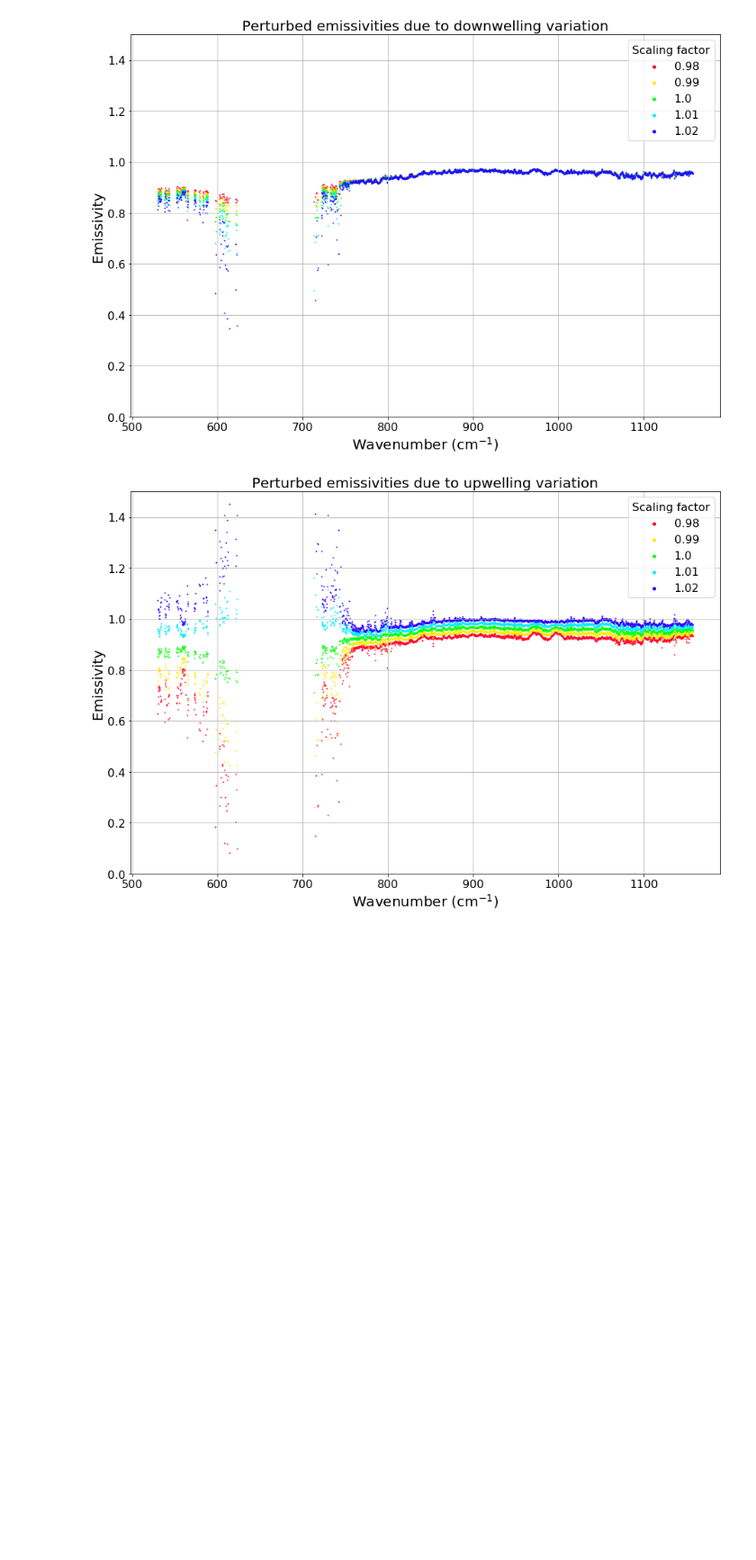
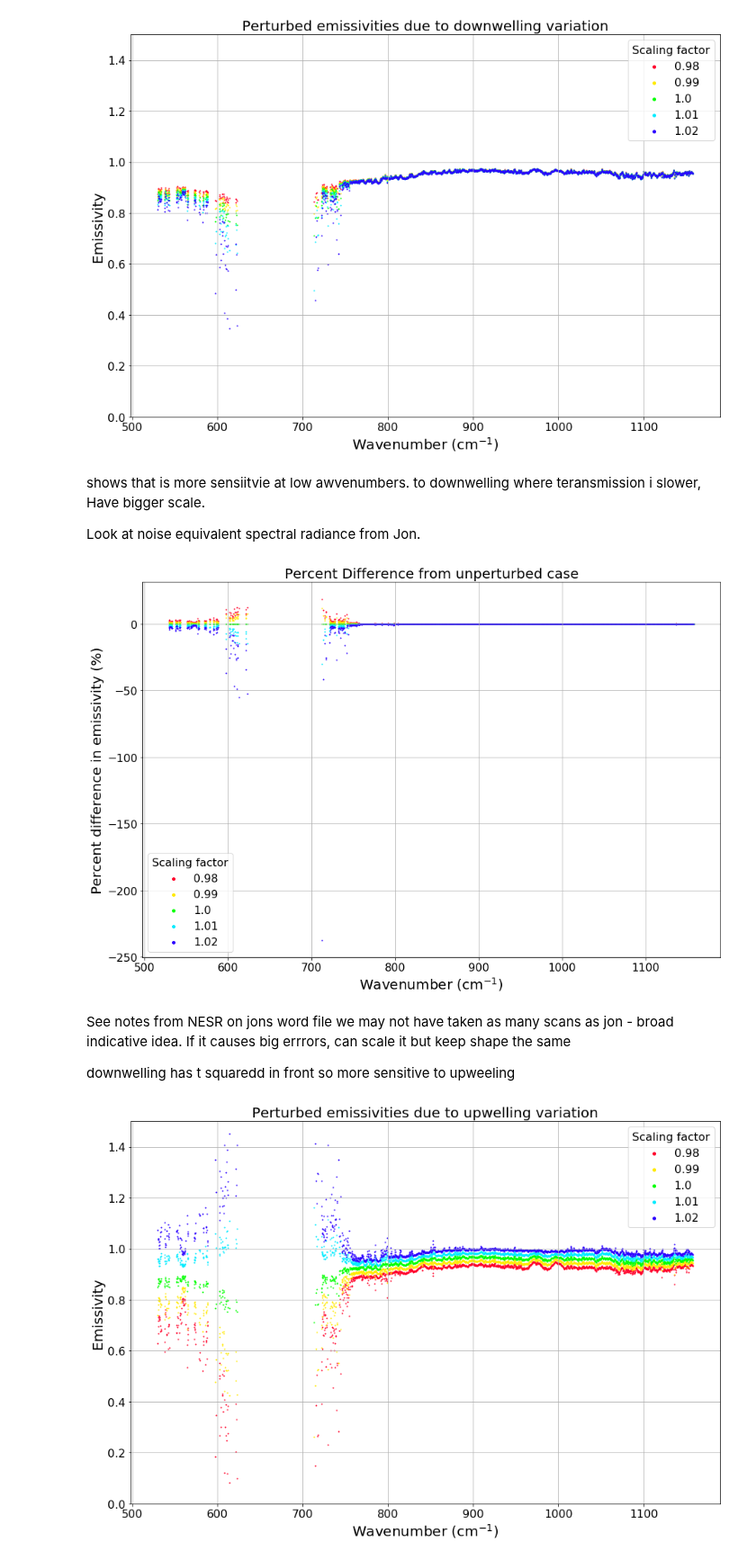
Before and after one commit to micolbedarida/MSci_Project, a Jupyter notebook: Sensitivity_Analysis_1503_Micol.ipynb, the cells around one changed output. Shown at 90% size. Cells and saved outputs as stored; diff of their text form; code cells hidden in the pictures; blank space fills up the shorter version.

```diff
--- a/Sensitivity_Analysis_1503_Micol.ipynb
+++ b/Sensitivity_Analysis_1503_Micol.ipynb
@@ -425,6 +449,39 @@ plt.grid()
 plt.show()
 # %% [output]
 [figure]
+# %% [markdown]
+shows that is more sensiitvie at low awvenumbers. to downwelling where teransmission i slower, Have bigger scale.
+
+Look at noise equivalent spectral radiance from Jon.
+# %%
+# Look at percentage deviation between each perturbation and the unperturbed one
+
+colors = cm.gist_rainbow(np.linspace(0, .8, len(perturbs_down)))
+
+fig = plt.figure(figsize=(15,10))
+
+for (l,name, color) in zip(perturbs_down, down_names, colors):
+    perc = [(a-b)/b*100 for (a,b) in zip(l[1], perturbs_down[2][1])]
+    plt.scatter(l[0], perc, s=1, label=name, c=color)
+
+plt.title('Percent Difference from unperturbed case', fontsize=20)
+plt.ylabel('Percent difference in emissivity (%)', fontsize=20)
+plt.xlabel('Wavenumber (cm$^{-1}$)', fontsize=20)
+plt.tick_params(labelsize=16, labelcolor='black')
+legend = plt.legend(fontsize=16, title='Scaling factor', markerscale=4)
+plt.setp(legend.get_title(),fontsize=16)
+
+#plt.ylim(0,1)
+plt.grid()
+fig.savefig('Graphs/Pert_Downwelling_percentage.png', dpi=600)
+plt.show()
+# %% [output]
+[figure, added]
+# %% [markdown]
+See notes from NESR on jons word file
+we may not have taken as many scans as jon - broad indicative idea. If it causes big errrors, can scale it but keep shape the same
+
+downwelling has t squaredd in front so more sensitive to upweeling
 # %%
 up_files = sorted(glob.glob(path_sensitivity + '/' + 'Up_' + '*'))
 
```
Also changed, not shown: parts of 13 cells of this notebook, 1 other file.
